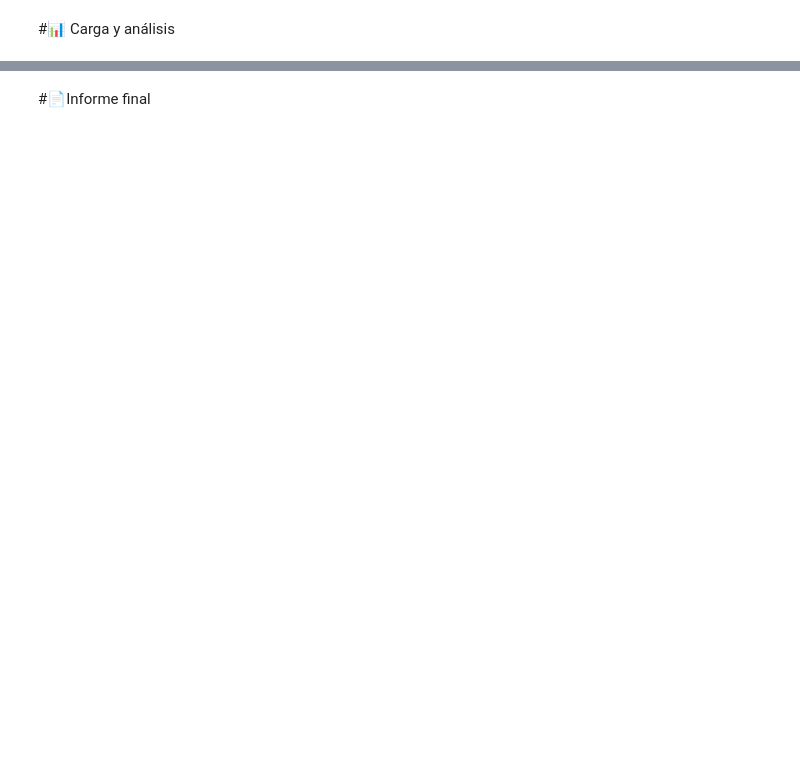
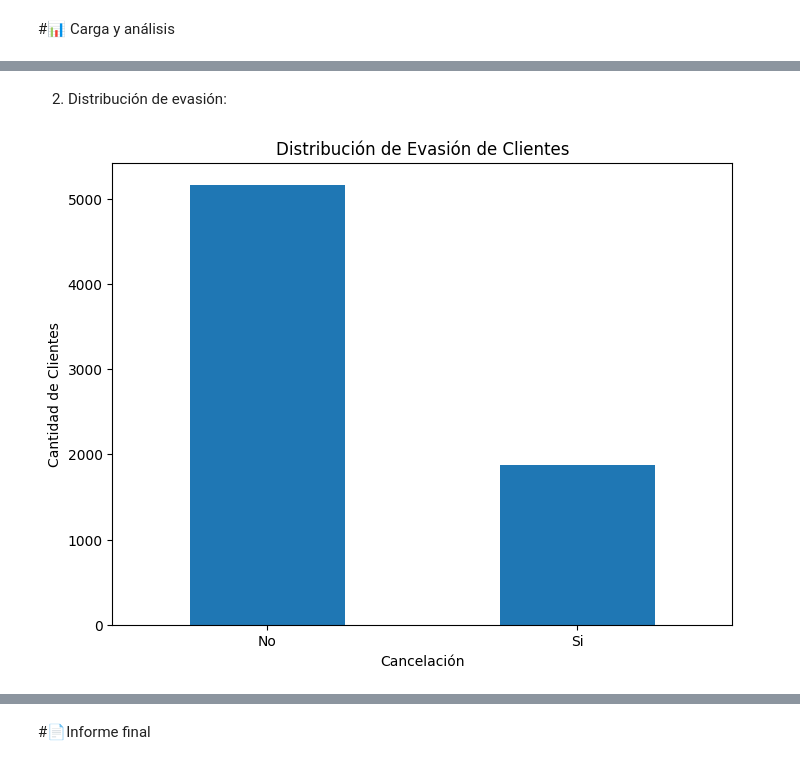
Before and after one commit to Ferrrchu/Challenge-TelecomX-Alura-Latam, a Jupyter notebook: TelecomX_LATAM.ipynb, the cells around one changed output, grey strips where cells are left out. Drawn from its saved outputs; the diff is of its cells as text; code cells hidden in the pictures; blank space fills up the shorter version.

```diff
--- a/TelecomX_LATAM.ipynb
+++ b/TelecomX_LATAM.ipynb
@@ -6,0 +244,3 @@
+# %%
+df = df.dropna(subset=['account.Charges.Total'])
+print("Numero de Nulos \n", df.isnull().sum())
@@ -6,0 +269,3 @@
+# %%
+df['cuentas_diarias'] = df['account.Charges.Monthly'] / 30
+df.head()
@@ -6,0 +323,12 @@
+# %%
+df['Churn'] = df['Churn'].replace({'Yes': 'Si', 'No': 'No'})
+df['genero'] = df['genero'].replace({'Female': 'Femenino', 'Male': 'Masculino'})
+df['tiene +60'] = df['tiene +60'].replace({1: 'Si', 0: 'No'})
+df['posee_pareja'] = df['posee_pareja'].replace({'Yes': 'Si', 'No': 'No'})
+df['posee_dependientes'] = df['posee_dependientes'].replace({'Yes': 'Si', 'No': 'No'})
+df['servicio_telefono'] = df['servicio_telefono'].replace({'Yes': 'Si', 'No': 'No'})
+df['multiples_lineas'] = df['multiples_lineas'].replace({'Yes': 'Si', 'No': 'No', 'No phone service': 'Sin servicio de telefono'})
+df['tipo_contrato'] = df['tipo_contrato'].replace({'One year': 'Anual', 'Month-to-month': 'Mensual', 'Two year': 'Bienal'})
+df['factura_digital'] = df['factura_digital'].replace({'Yes': 'Si', 'No': 'No'})
+
+df.head()
@@ -6,0 +343,8 @@
+# %%
+columnas_a_traducir = ['seguridad_online', 'backup_online', 'proteccion_dispositivo', 'soporte_tecnico', 'streaming_tv', 'streaming_peliculas']
+mapeo = {'No': 'No', 'Yes': 'Sí', 'No internet service': 'Sin servicio de internet'}
+
+for col in columnas_a_traducir:
+    df[col] = df[col].replace(mapeo)
+
+df.head()
@@ -8,0 +375,14 @@
+# %% [markdown]
+2. Distribución de evasión:
+# %%
+import matplotlib.pyplot as plt
+
+plt.figure(figsize=(8, 6))
+df['Churn'].value_counts().plot(kind='bar')
+plt.title('Distribución de Evasión de Clientes')
+plt.xlabel('Cancelación')
+plt.ylabel('Cantidad de Clientes')
+plt.xticks(rotation=0)
+plt.show()
+# %% [output]
+[figure, added]
```
Also changed, not shown: parts of 47 cells of this notebook.
